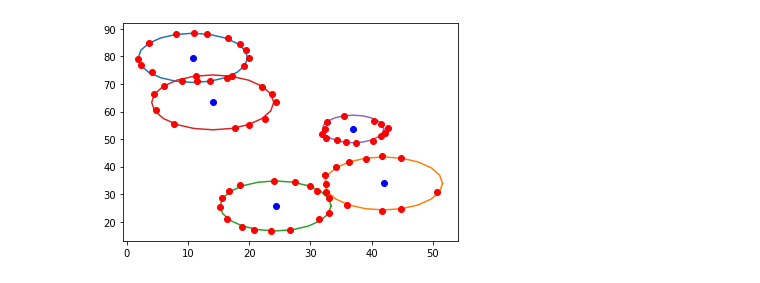
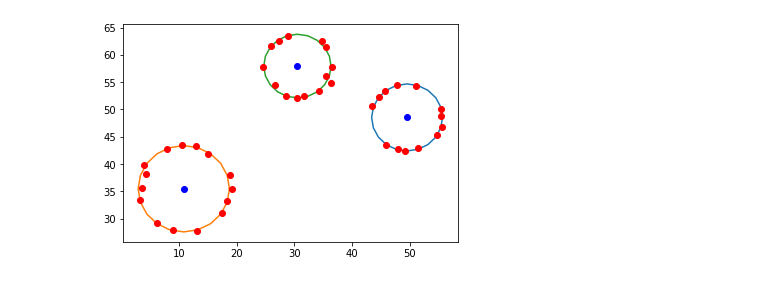
Before and after one commit to ClusteringIA/Clustering, a Jupyter notebook: IA CLEAN.ipynb, the cells around one changed output. Cells and saved outputs as stored; diff of their text form; code cells hidden in the pictures.

```diff
--- a/IA CLEAN.ipynb
+++ b/IA CLEAN.ipynb
@@ -472,11 +461,11 @@ class ClusteringSolver:
 # %%
 canvas = Canvas(100,100,[])
-canvas.drawRandomCirclesRadiusRange(5,5,10,20)
+canvas.drawRandomCirclesRadiusRange(3,5,10,20)
 canvas.removeRandomPoints(0.3)
 canvas.insertNoise(0.4,0.2)
 canvas.drawData()
 # %% [output]
-[figure, old version]
+[figure, new version]
 # %%
 #Canavs to DataSet
 file_path = r"Data/canvas_export.csv"
```
Also changed, not shown: parts of 5 cells of this notebook, 1 other file.
